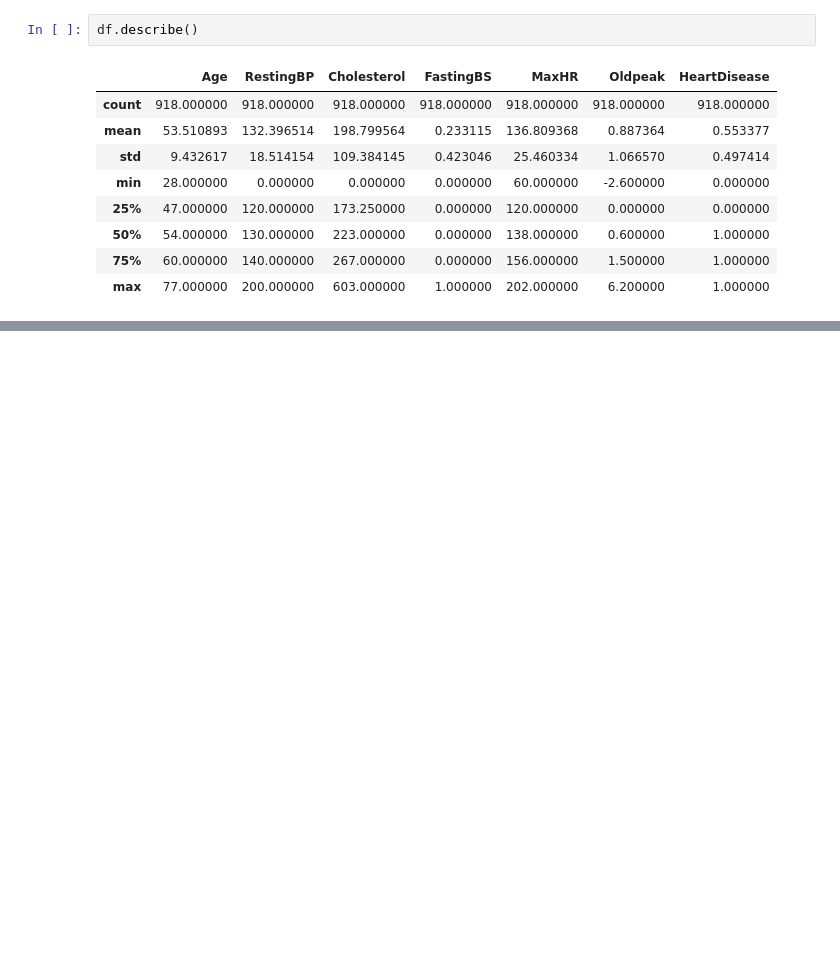
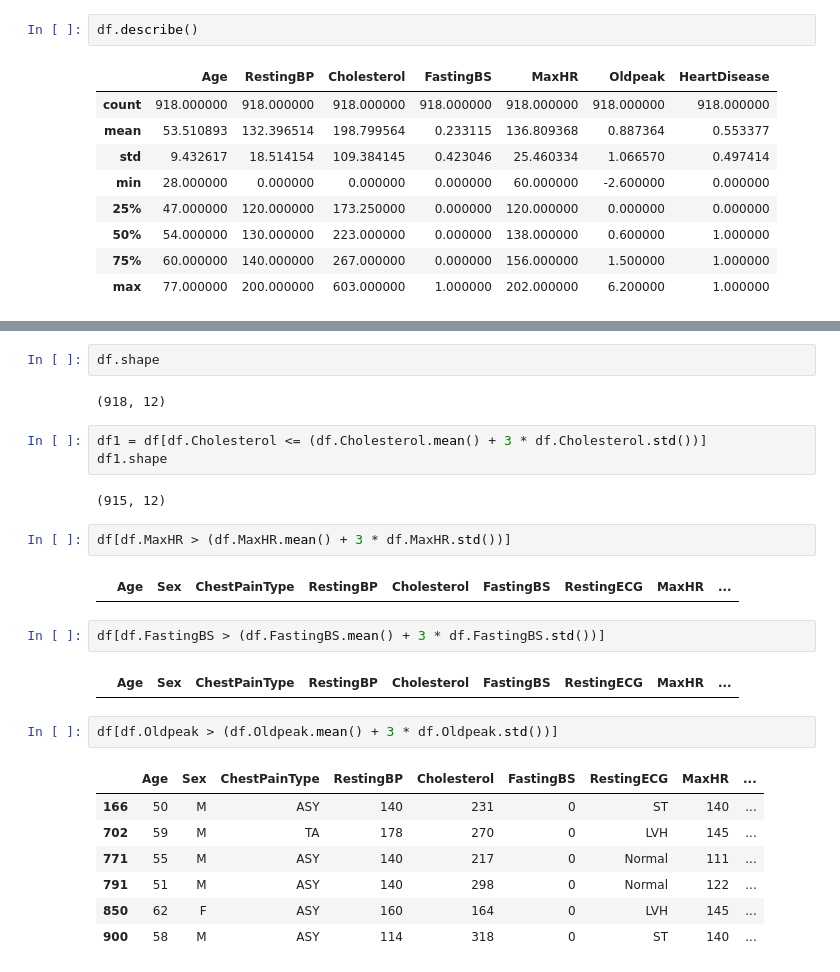
Before and after one commit to dharmitpatel81/machine-learning-basics, a Jupyter notebook: 18_PCA/exercise.ipynb, the cells around one changed output, grey strips where cells are left out. Cells and saved outputs as stored; diff of their text form; blank space fills up the shorter version.

```diff
--- a/18_PCA/exercise.ipynb
+++ b/18_PCA/exercise.ipynb
@@ -48,0 +58,27 @@ df.describe()
+# %%
+df.shape
+# %% [output]
+(918, 12)
+# %%
+df1 = df[df.Cholesterol <= (df.Cholesterol.mean() + 3 * df.Cholesterol.std())]
+df1.shape
+# %% [output]
+(915, 12)
+# %%
+df[df.MaxHR > (df.MaxHR.mean() + 3 * df.MaxHR.std())]
+# %% [output]
+|  | Age | Sex | ChestPainType | RestingBP | Cholesterol | FastingBS | RestingECG | MaxHR | ... |
+# %%
+df[df.FastingBS > (df.FastingBS.mean() + 3 * df.FastingBS.std())]
+# %% [output]
+|  | Age | Sex | ChestPainType | RestingBP | Cholesterol | FastingBS | RestingECG | MaxHR | ... |
+# %%
+df[df.Oldpeak > (df.Oldpeak.mean() + 3 * df.Oldpeak.std())]
+# %% [output]
+|  | Age | Sex | ChestPainType | RestingBP | Cholesterol | FastingBS | RestingECG | MaxHR | ... |
+| 166 | 50 | M | ASY | 140 | 231 | 0 | ST | 140 | ... |
+| 702 | 59 | M | TA | 178 | 270 | 0 | LVH | 145 | ... |
+| 771 | 55 | M | ASY | 140 | 217 | 0 | Normal | 111 | ... |
+| 791 | 51 | M | ASY | 140 | 298 | 0 | Normal | 122 | ... |
+| 850 | 62 | F | ASY | 160 | 164 | 0 | LVH | 145 | ... |
+| 900 | 58 | M | ASY | 114 | 318 | 0 | ST | 140 | ... |
```
Also changed, not shown: parts of 20 cells of this notebook.
